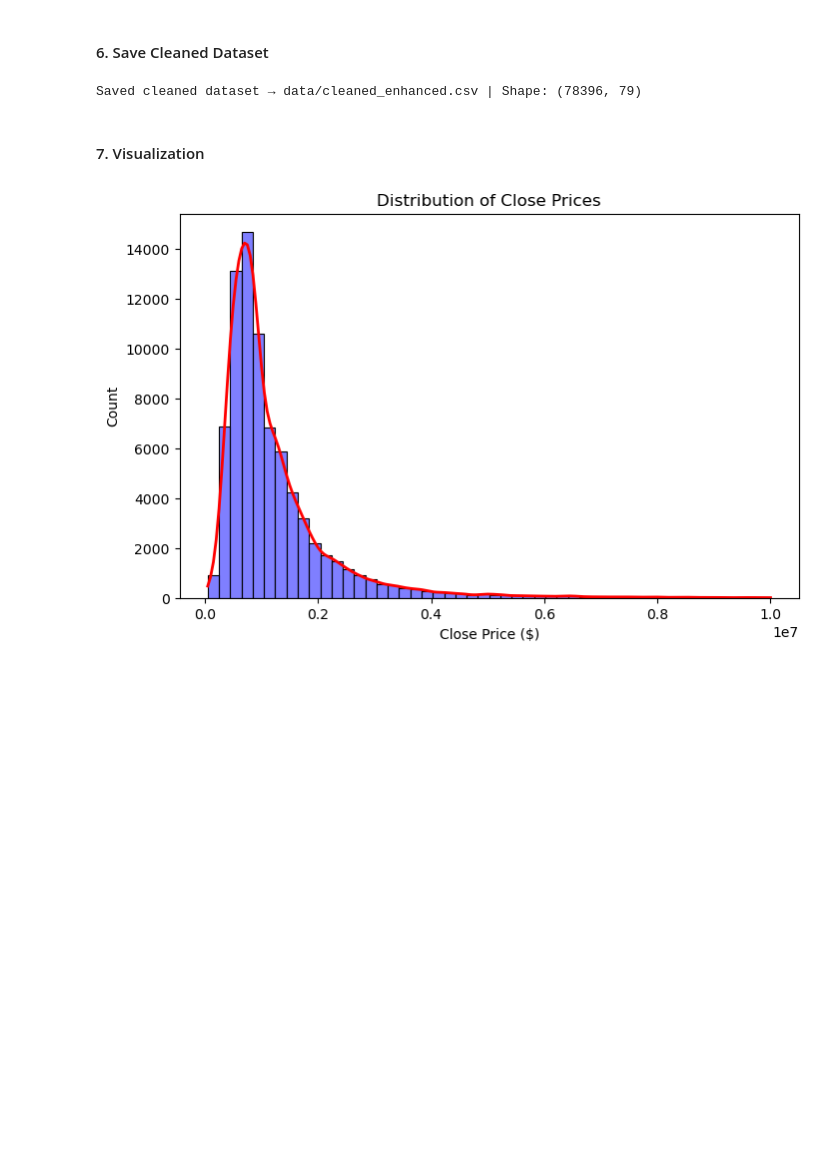
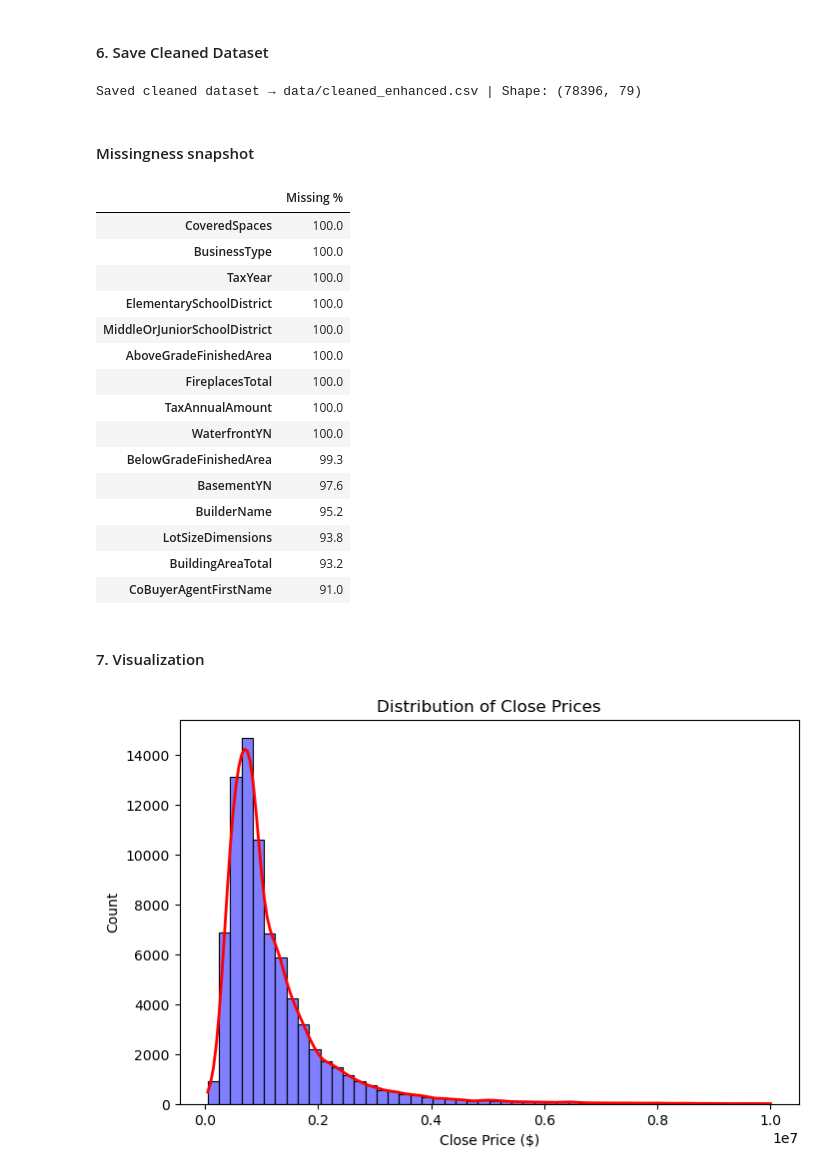
Before and after one commit to stephaniepatriciaans/Home_Price_Predictions, a Jupyter notebook: notebooks/Task 1: Data Exploration & Preprocessing.ipynb, the cells around one changed output. Saved outputs shown, nothing was run; the diff lists cells and outputs as text; code cells hidden in the pictures; blank space fills up the shorter version.

```diff
--- a/notebooks/Task 1: Data Exploration & Preprocessing.ipynb
+++ b/notebooks/Task 1: Data Exploration & Preprocessing.ipynb
@@ -78,6 +119,31 @@ df_clean.to_csv(output_file, index=False)
 print(f"Saved cleaned dataset → data/cleaned_enhanced.csv | Shape: {df_clean.shape}")
 # %% [output]
 Saved cleaned dataset → data/cleaned_enhanced.csv | Shape: (78396, 79)
+# %% [markdown]
+#### Missingness snapshot
+# %%
+missing_pct = (
+    df_all.isna().mean().sort_values(ascending=False).mul(100).round(1)
+)
+miss_tbl = missing_pct[missing_pct > 0].head(15).to_frame("Missing %")
+display(miss_tbl)
+# %% [output]
+|  | Missing % |
+| CoveredSpaces | 100.0 |
+| BusinessType | 100.0 |
+| TaxYear | 100.0 |
+| ElementarySchoolDistrict | 100.0 |
+| MiddleOrJuniorSchoolDistrict | 100.0 |
+| AboveGradeFinishedArea | 100.0 |
+| FireplacesTotal | 100.0 |
+| TaxAnnualAmount | 100.0 |
+| WaterfrontYN | 100.0 |
+| BelowGradeFinishedArea | 99.3 |
+| BasementYN | 97.6 |
+| BuilderName | 95.2 |
+| LotSizeDimensions | 93.8 |
+| BuildingAreaTotal | 93.2 |
+| CoBuyerAgentFirstName | 91.0 |
 # %% [markdown]
 #### 7. Visualization
 # %%
```
Also changed, not shown: parts of 6 cells of this notebook, 2 other files.
